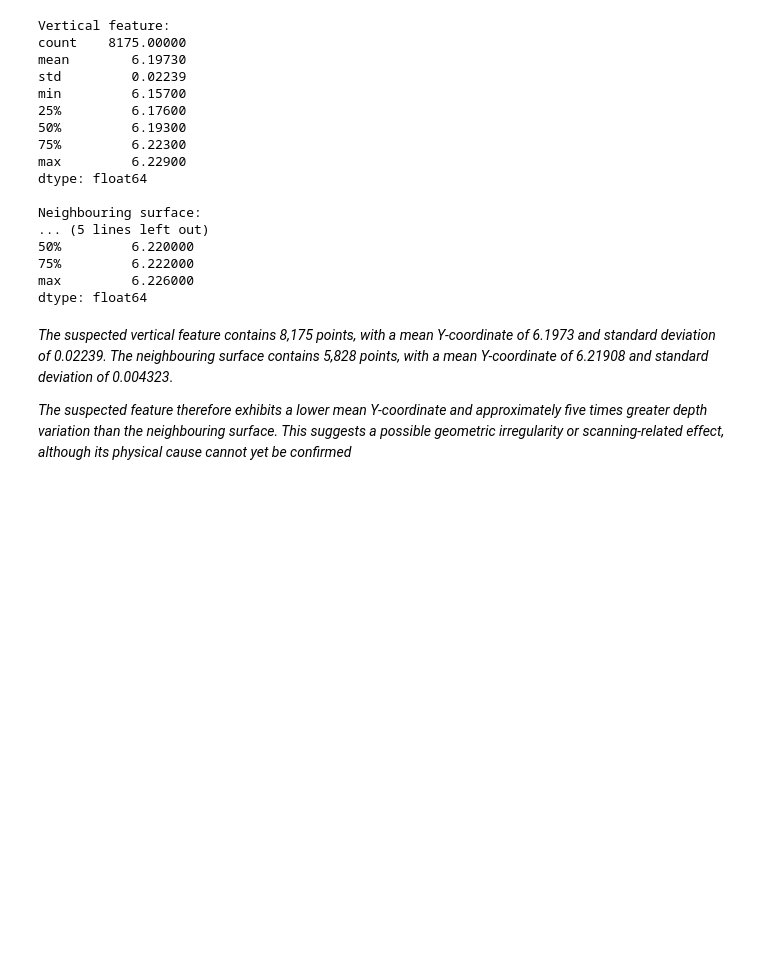
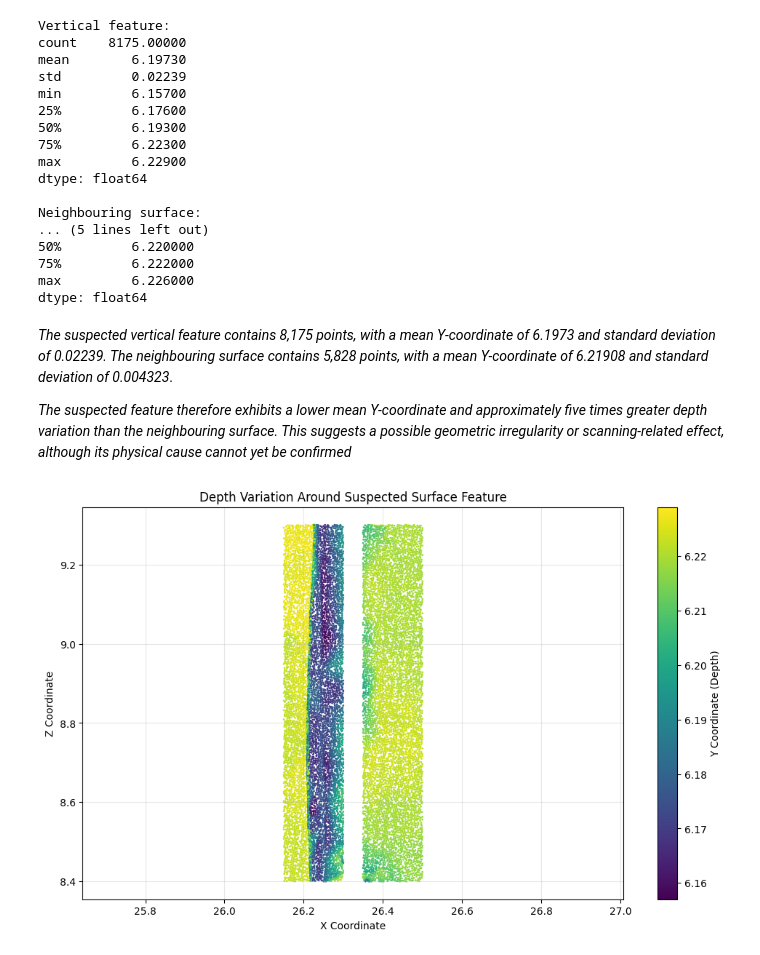
Before and after one commit to AbubakarDanhaya/pointnet-concrete-defect-robustness, a Jupyter notebook: notebooks/01_dataset_exploration.ipynb, the cells around one changed output. Cells and saved outputs as stored; diff of their text form; code cells hidden in the pictures; blank space fills up the shorter version.

```diff
--- a/notebooks/01_dataset_exploration.ipynb
+++ b/notebooks/01_dataset_exploration.ipynb
@@ -821,3 +821,29 @@ dtype: float64
 _The suspected vertical feature contains 8,175 points, with a mean Y-coordinate of 6.1973 and standard deviation of 0.02239. The neighbouring surface contains 5,828 points, with a mean Y-coordinate of 6.21908 and standard deviation of 0.004323_.
 
 _The suspected feature therefore exhibits a lower mean Y-coordinate and approximately five times greater depth variation than the neighbouring surface. This suggests a possible geometric irregularity or scanning-related effect, although its physical cause cannot yet be confirmed_
+# %%
+# Combine the feature and reference regions
+local_mask = feature_mask | reference_mask
+
+local_xyz = xyz[local_mask]
+
+plt.figure(figsize=(12, 7))
+
+scatter = plt.scatter(
+    local_xyz[:, 0],
+    local_xyz[:, 2],
+    c=local_xyz[:, 1],
+    cmap='viridis',
+    s=1
+)
+
+plt.colorbar(scatter, label='Y Coordinate (Depth)')
+plt.xlabel('X Coordinate')
+plt.ylabel('Z Coordinate')
+plt.title('Depth Variation Around Suspected Surface Feature')
+
+plt.axis('equal')
+plt.grid(True, alpha=0.3)
+plt.show()
+# %% [output]
+[figure, added]
```
Also changed, not shown: parts of 1 cell of this notebook.
